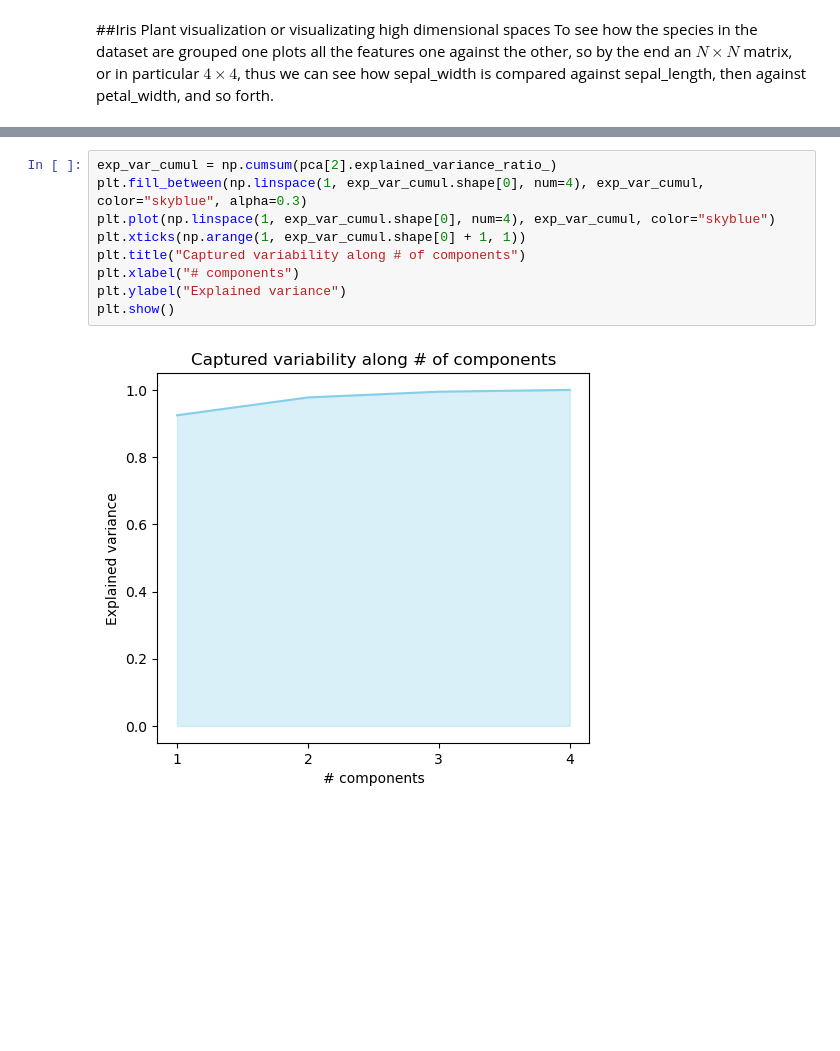
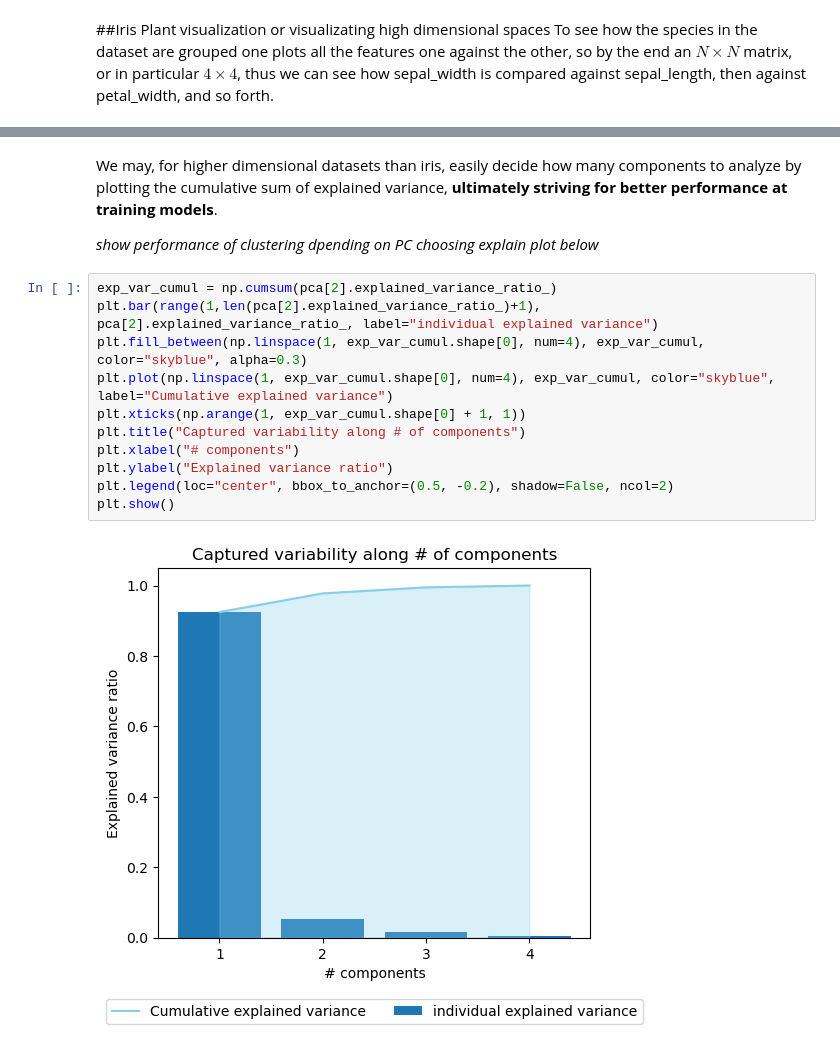
Before and after one commit to delatorrena2016/MachineLearningCourseUG, a Jupyter notebook: UNSUPERVISED LEARNING/02. PCA/Prac2IRISPLANT.ipynb, the cells around one changed output, grey strips where cells are left out. Cells and saved outputs as stored; diff of their text form; blank space fills up the shorter version.

```diff
--- a/UNSUPERVISED LEARNING/02. PCA/Prac2IRISPLANT.ipynb
+++ b/UNSUPERVISED LEARNING/02. PCA/Prac2IRISPLANT.ipynb
@@ -126,11 +159,18 @@ plt.show()
+# %% [markdown]
+We may, for higher dimensional datasets than iris, easily decide how many components to analyze by plotting the cumulative sum of explained variance, **ultimately striving for better performance at training models**.
+
+*show performance of clustering dpending on PC choosing*
+*explain plot below*
 # %%
 exp_var_cumul = np.cumsum(pca[2].explained_variance_ratio_)
+plt.bar(range(1,len(pca[2].explained_variance_ratio_)+1), pca[2].explained_variance_ratio_, label="individual explained variance")
 plt.fill_between(np.linspace(1, exp_var_cumul.shape[0], num=4), exp_var_cumul, color="skyblue", alpha=0.3)
-plt.plot(np.linspace(1, exp_var_cumul.shape[0], num=4), exp_var_cumul, color="skyblue")
+plt.plot(np.linspace(1, exp_var_cumul.shape[0], num=4), exp_var_cumul, color="skyblue", label="Cumulative explained variance")
 plt.xticks(np.arange(1, exp_var_cumul.shape[0] + 1, 1))
 plt.title("Captured variability along # of components")
 plt.xlabel("# components")
-plt.ylabel("Explained variance")
+plt.ylabel("Explained variance ratio")
+plt.legend(loc="center", bbox_to_anchor=(0.5, -0.2), shadow=False, ncol=2)
 plt.show()
 # %% [output]
-[figure, old version]
+[figure, new version]
```
Also changed, not shown: parts of 12 cells of this notebook.
